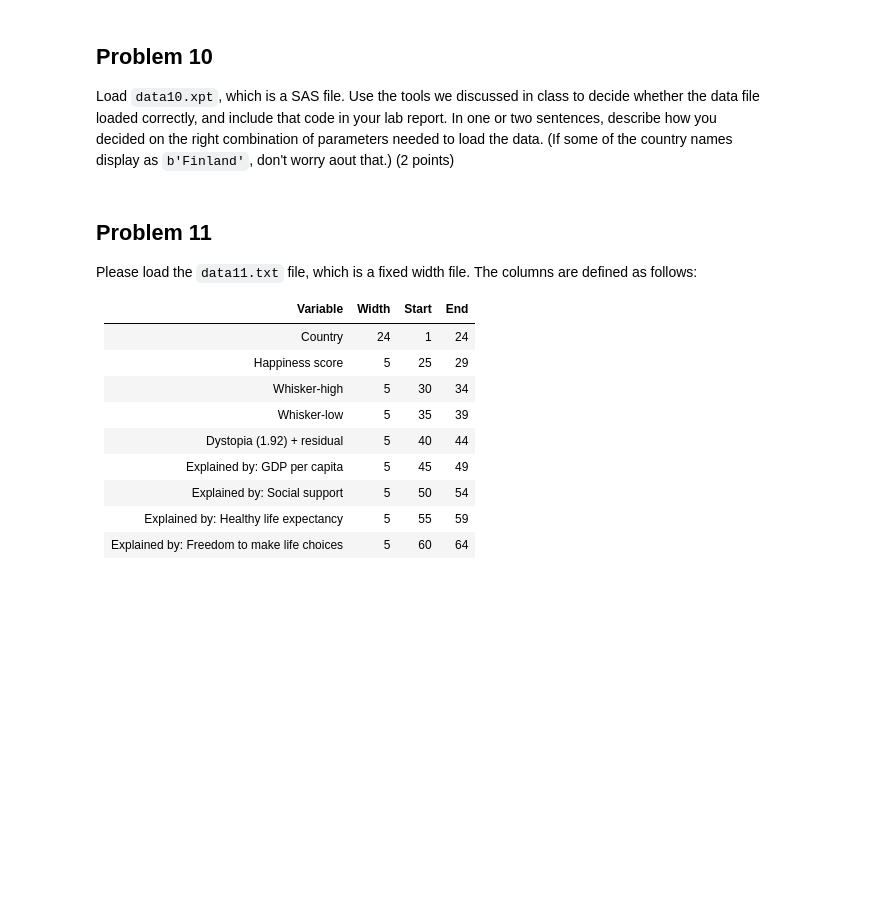
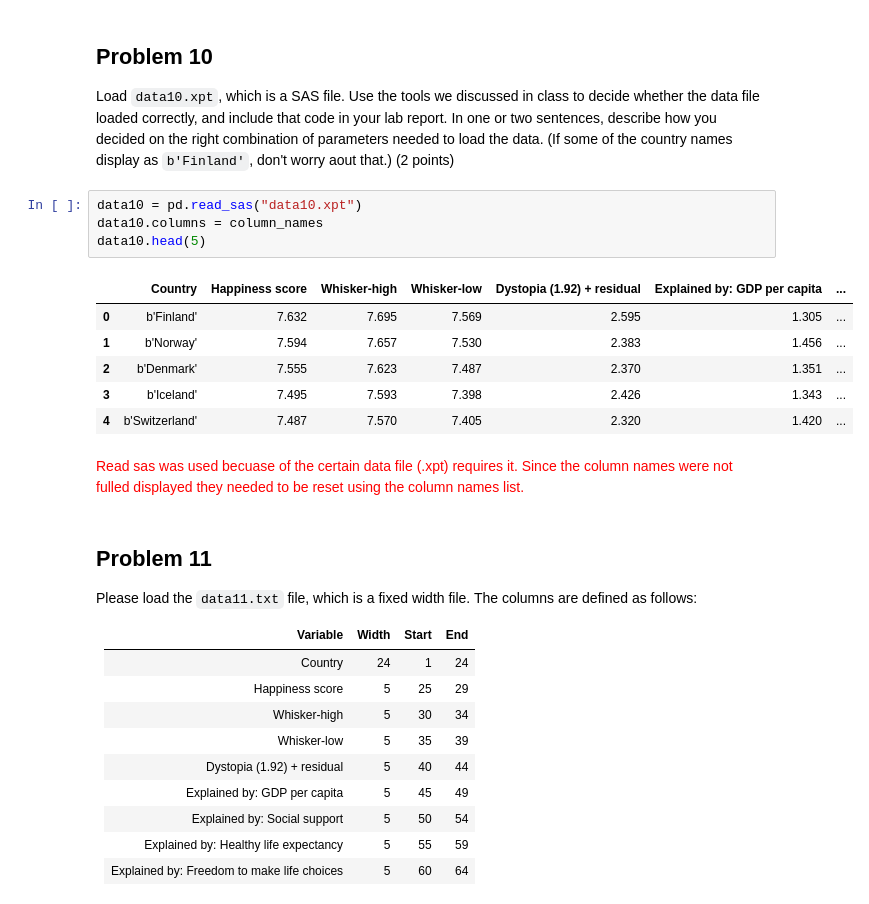
Before and after one commit to kimbrellj/MSDS6001, a Jupyter notebook: LabAssignment_2/labassignment2.ipynb, the cells around one changed output. Saved outputs shown, nothing was run; the diff lists cells and outputs as text; blank space fills up the shorter version.

```diff
--- a/LabAssignment_2/labassignment2.ipynb
+++ b/LabAssignment_2/labassignment2.ipynb
@@ -206,6 +191,19 @@ Read spss was used becuase of the certain data file (.sav) requires it. Since th
 # %% [markdown]
 ## Problem 10
 Load `data10.xpt`, which is a SAS file. Use the tools we discussed in class to decide whether the data file loaded correctly, and include that code in your lab report. In one or two sentences, describe how you decided on the right combination of parameters needed to load the data. (If some of the country names display as `b'Finland'`, don't worry aout that.) (2 points)
+# %%
+data10 = pd.read_sas("data10.xpt")
+data10.columns = column_names
+data10.head(5)
+# %% [output]
+|  | Country | Happiness score | Whisker-high | Whisker-low | Dystopia (1.92) + residual | Explained by: GDP per capita | ... |
+| 0 | b'Finland' | 7.632 | 7.695 | 7.569 | 2.595 | 1.305 | ... |
+| 1 | b'Norway' | 7.594 | 7.657 | 7.530 | 2.383 | 1.456 | ... |
+| 2 | b'Denmark' | 7.555 | 7.623 | 7.487 | 2.370 | 1.351 | ... |
+| 3 | b'Iceland' | 7.495 | 7.593 | 7.398 | 2.426 | 1.343 | ... |
+| 4 | b'Switzerland' | 7.487 | 7.570 | 7.405 | 2.320 | 1.420 | ... |
+# %% [markdown]
+<font color='red'> Read sas was used becuase of the certain data file (.xpt) requires it. Since the column names were not fulled displayed they needed to be reset using the column names list. </font>
 # %% [markdown]
 ## Problem 11
 Please load the `data11.txt` file, which is a fixed width file. The columns are defined as follows:
```
Also changed, not shown: parts of 12 cells of this notebook.
